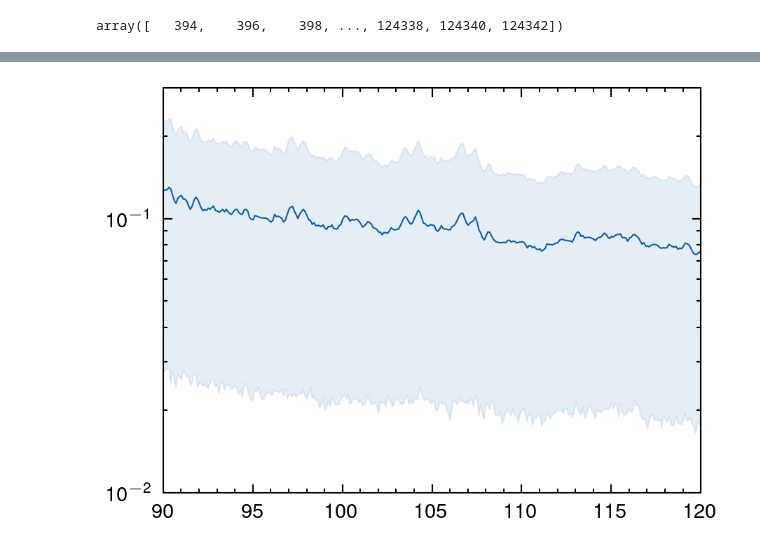
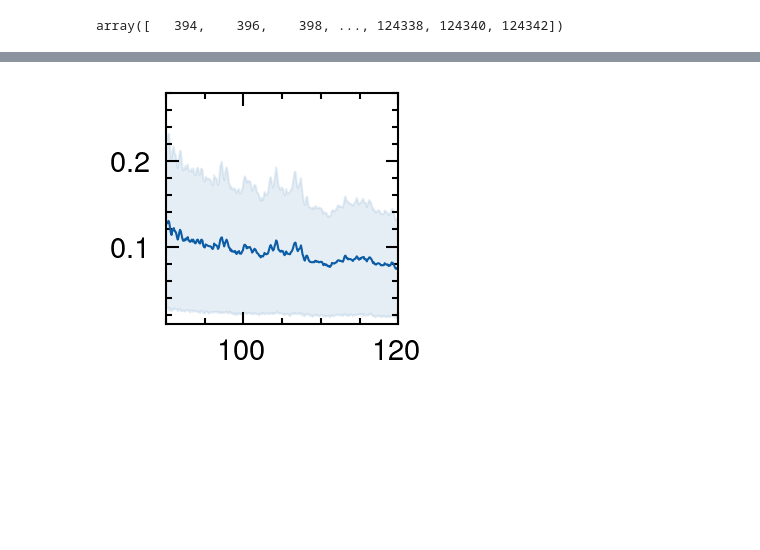
Before and after one commit to mingwucn/Data-Driven-Approach-to-Mitigate-Acoustic-Sensor-Positioning-Effects-in-LPBF, a Jupyter notebook: st.ipynb, the cells around one changed output, grey strips where cells are left out. Cells and saved outputs as stored; diff of their text form; code cells hidden in the pictures; blank space fills up the shorter version.

```diff
--- a/st.ipynb
+++ b/st.ipynb
@@ -141,22 +141,22 @@ plt.show()
 # %%
 ft0 = []
 i_r = 0
 i_c = 2
 _ft = getFT_mic(i_r,i_c)
 _ft = np.where(np.isnan(_ft), 0, _ft)
 mean_values = np.mean(np.abs(_ft), axis=0)
 std_values = np.std(np.abs(_ft), axis=0)
 
-fig,ax = plt.subplots()
+fig,ax = plt.subplots(figsize=(1,1))
 ax.plot(common_freqs[10:]/1e3, mean_values[10:],lw=0.5)
 ax.fill_between(common_freqs[10:]/1e3, (mean_values - std_values)[10:], (mean_values + std_values)[10:], color=cm_std[0], alpha=0.1, label="±1 STD",lw=0.5)
-ax.set_ylim(0.01,0.3)
+ax.set_ylim(0.01,0.28)
 ax.set_xlim(90,120)
-ax.set_yscale('log')
+# ax.set_yscale('log')
 plt.savefig(f"./outputs/raw_statistical_diff_mic_3_{i_r}.png",dpi=600)
 plt.show()
 # %% [output]
-[figure, old version]
+[figure, new version]
 # %%
 ft0 = []
 i_r = 1
```
Also changed, not shown: parts of 4 cells of this notebook, 4 other files.
